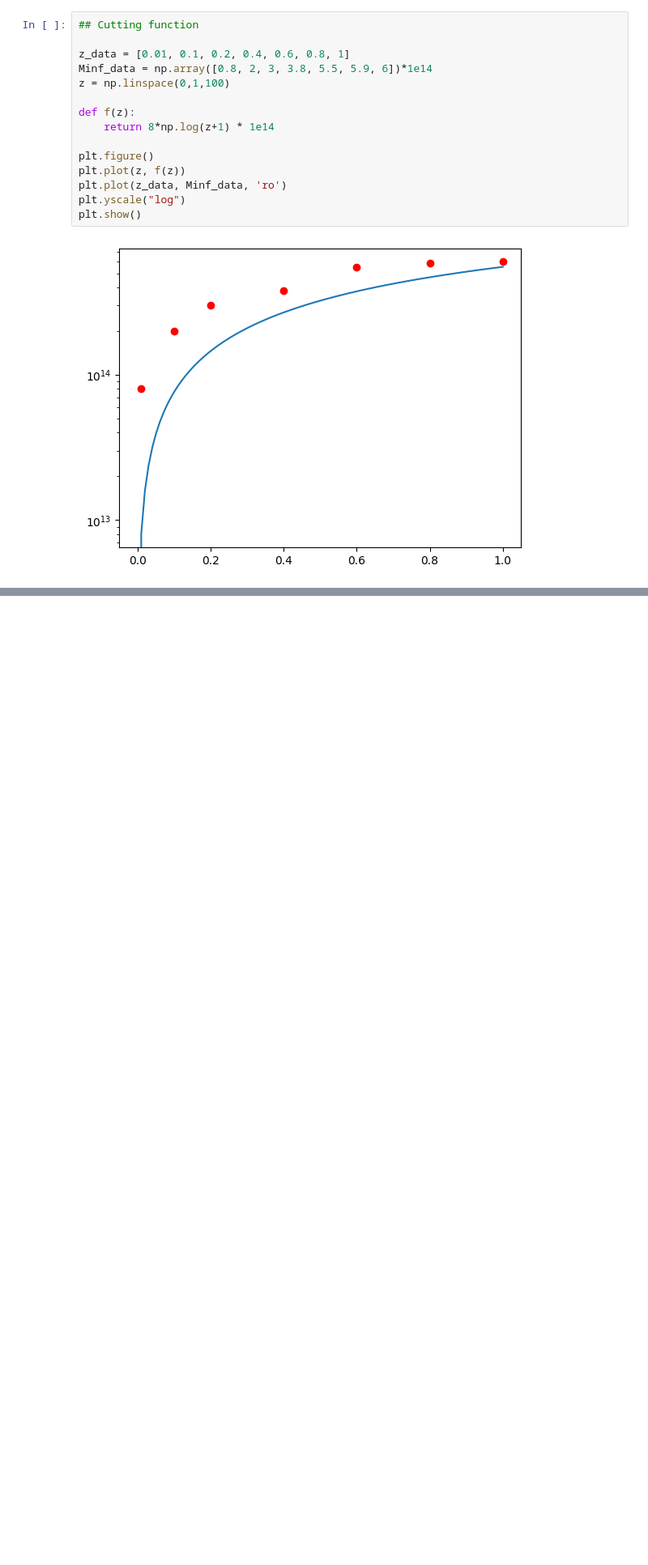
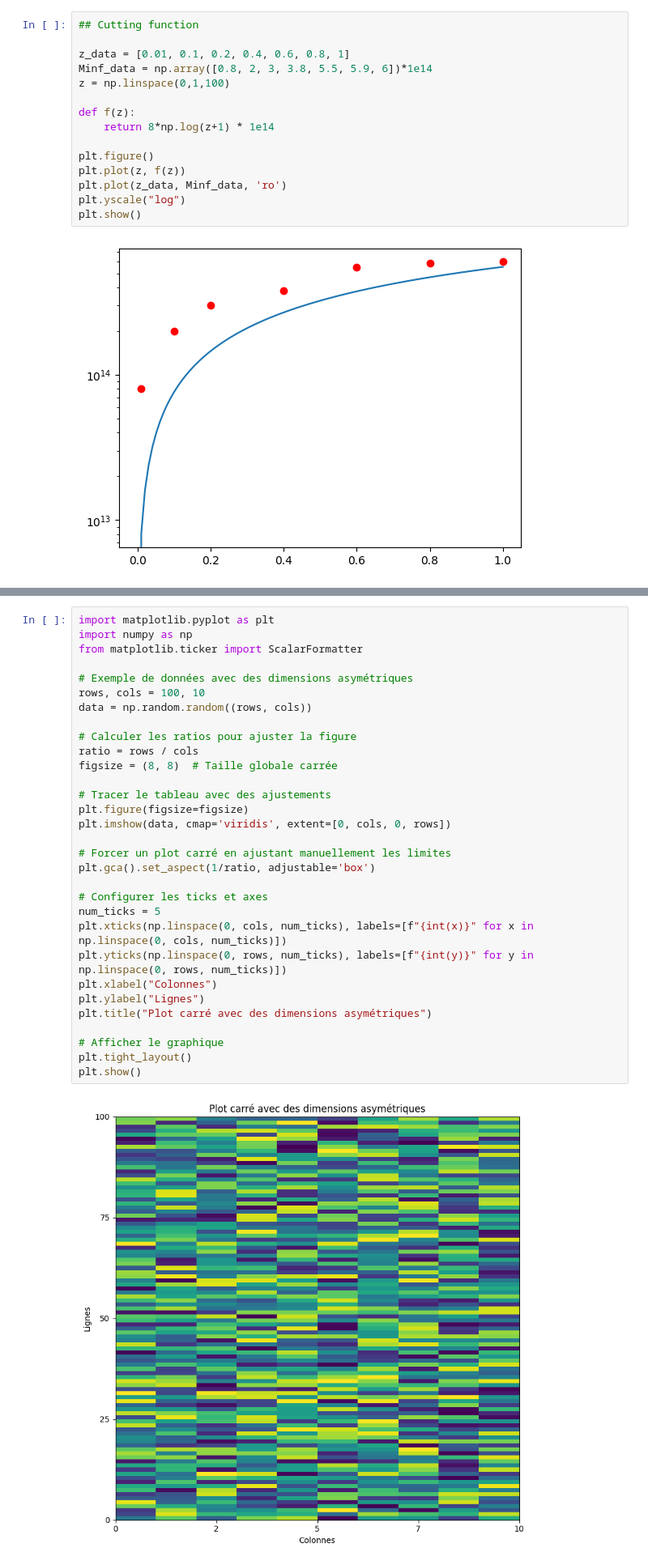
Before and after one commit to Thomas054/My_hmf, a Jupyter notebook: 2 Test_NumberCount.ipynb, the cells around one changed output, grey strips where cells are left out. Shown: that part at 81% size. Drawn from its saved outputs; the diff is of its cells as text; blank space fills up the shorter version.

```diff
--- a/2 Test_NumberCount.ipynb
+++ b/2 Test_NumberCount.ipynb
@@ -79,0 +163,33 @@ plt.show()
+# %%
+import matplotlib.pyplot as plt
+import numpy as np
+from matplotlib.ticker import ScalarFormatter
+
+# Exemple de données avec des dimensions asymétriques
+rows, cols = 100, 10
+data = np.random.random((rows, cols))
+
+# Calculer les ratios pour ajuster la figure
+ratio = rows / cols
+figsize = (8, 8)  # Taille globale carrée
+
+# Tracer le tableau avec des ajustements
+plt.figure(figsize=figsize)
+plt.imshow(data, cmap='viridis', extent=[0, cols, 0, rows])
+
+# Forcer un plot carré en ajustant manuellement les limites
+plt.gca().set_aspect(1/ratio, adjustable='box')
+
+# Configurer les ticks et axes
+num_ticks = 5
+plt.xticks(np.linspace(0, cols, num_ticks), labels=[f"{int(x)}" for x in np.linspace(0, cols, num_ticks)])
+plt.yticks(np.linspace(0, rows, num_ticks), labels=[f"{int(y)}" for y in np.linspace(0, rows, num_ticks)])
+plt.xlabel("Colonnes")
+plt.ylabel("Lignes")
+plt.title("Plot carré avec des dimensions asymétriques")
+
+# Afficher le graphique
+plt.tight_layout()
+plt.show()
+# %% [output]
+[figure, added]
```
Also changed, not shown: parts of 8 cells of this notebook, 2 other files.
